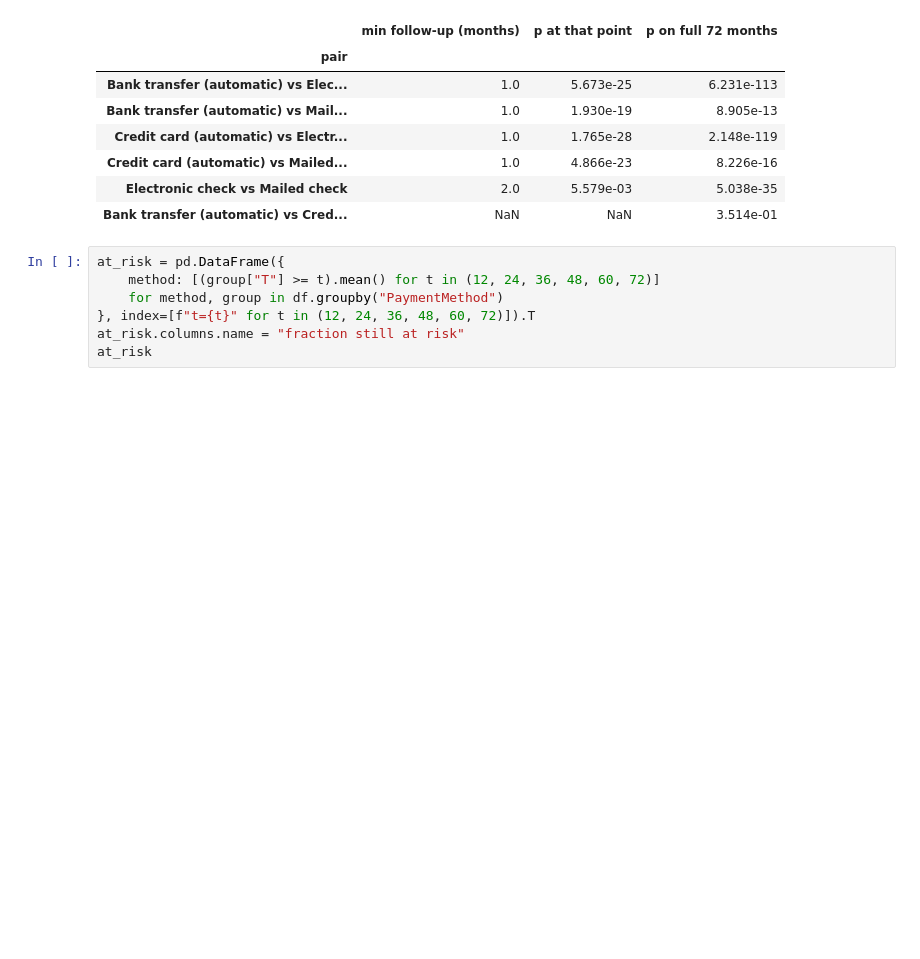
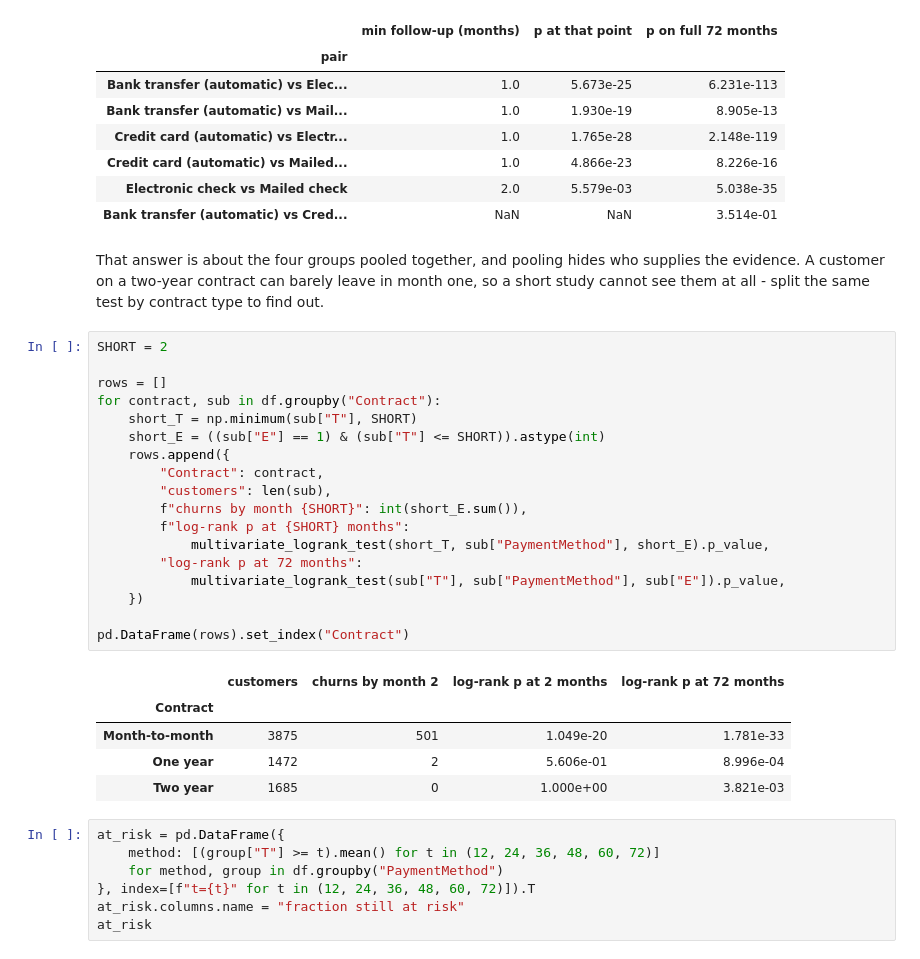
Before and after one commit to Kiatisakk/CPE342-ML, a Jupyter notebook: lab03_rg/Activity_Estimating_Lifetime.ipynb, the cells around one changed output. Drawn from its saved outputs; the diff is of its cells as text; blank space fills up the shorter version.

```diff
--- a/lab03_rg/Activity_Estimating_Lifetime.ipynb
+++ b/lab03_rg/Activity_Estimating_Lifetime.ipynb
@@ -461,6 +461,34 @@ pd.DataFrame(rows).sort_values("min follow-up (months)").set_index("pair")
 | Credit card (automatic) vs Mailed... | 1.0 | 4.866e-23 | 8.226e-16 |
 | Electronic check vs Mailed check | 2.0 | 5.579e-03 | 5.038e-35 |
 | Bank transfer (automatic) vs Cred... | NaN | NaN | 3.514e-01 |
+# %% [markdown]
+That answer is about the four groups pooled together, and pooling hides who supplies the
+evidence. A customer on a two-year contract can barely leave in month one, so a short
+study cannot see them at all - split the same test by contract type to find out.
+# %%
+SHORT = 2
+
+rows = []
+for contract, sub in df.groupby("Contract"):
+    short_T = np.minimum(sub["T"], SHORT)
+    short_E = ((sub["E"] == 1) & (sub["T"] <= SHORT)).astype(int)
+    rows.append({
+        "Contract": contract,
+        "customers": len(sub),
+        f"churns by month {SHORT}": int(short_E.sum()),
+        f"log-rank p at {SHORT} months":
+            multivariate_logrank_test(short_T, sub["PaymentMethod"], short_E).p_value,
+        "log-rank p at 72 months":
+            multivariate_logrank_test(sub["T"], sub["PaymentMethod"], sub["E"]).p_value,
+    })
+
+pd.DataFrame(rows).set_index("Contract")
+# %% [output]
+|  | customers | churns by month 2 | log-rank p at 2 months | log-rank p at 72 months |
+| Contract |  |  |  |  |
+| Month-to-month | 3875 | 501 | 1.049e-20 | 1.781e-33 |
+| One year | 1472 | 2 | 5.606e-01 | 8.996e-04 |
+| Two year | 1685 | 0 | 1.000e+00 | 3.821e-03 |
 # %%
 at_risk = pd.DataFrame({
     method: [(group["T"] >= t).mean() for t in (12, 24, 36, 48, 60, 72)]
```
Also changed, not shown: parts of 1 cell of this notebook, 1 other file.
